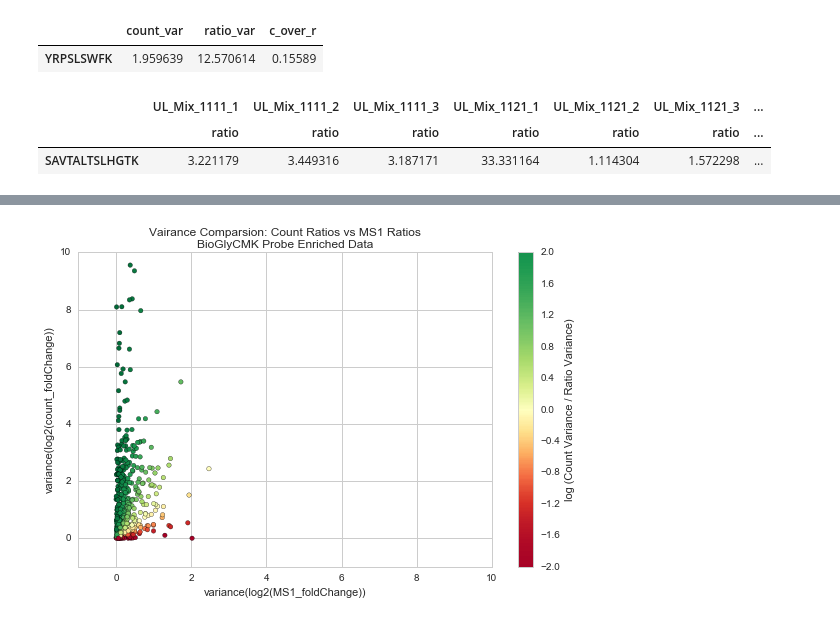
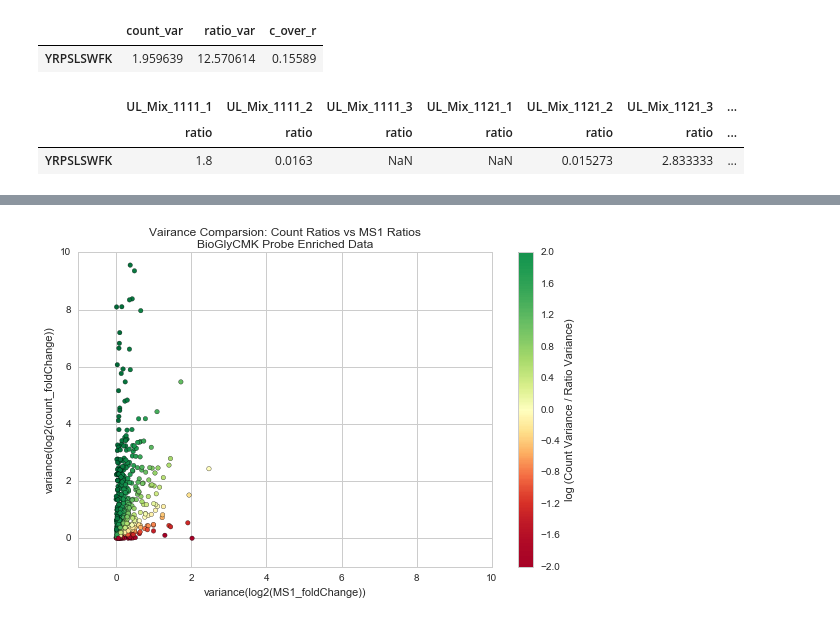
Before and after one commit to mmayers12/n15_mice, a Jupyter notebook: ipynbs/loci-analysis-from-n15-searches.ipynb, the cells around one changed output, grey strips where cells are left out. Cells and saved outputs as stored; diff of their text form; code cells hidden in the pictures.

```diff
--- a/ipynbs/loci-analysis-from-n15-searches.ipynb
+++ b/ipynbs/loci-analysis-from-n15-searches.ipynb
@@ -1277,0 +1260,9 @@ for cluster in unenr_grouped_loci:
+# %%
+locus_info = defaultdict(dict)
+for cluster in unenr_grouped_loci:
+    if cluster.cluster_id == 165643482:
+        for samp, peps in cluster.cluster_peptides.items():
+            for pep, q_vals in peps.items():
+                locus_info[pep].update({samp: q_vals})
+pd.options.display.max_columns = 999
+pd.DataFrame(format_qdict(locus_info)).T.unstack()
@@ -1374,11 +1376,11 @@ var_filt.query('ratio_var > 6')
 |  | count_var | ratio_var | c_over_r |
 | YRPSLSWFK | 1.959639 | 12.570614 | 0.15589 |
 # %%
-ratio_data.loc['SAVTALTSLHGTK'].to_frame().T.loc[:,pd.IndexSlice[:,'ratio']]
+ratio_data.loc['YRPSLSWFK'].to_frame().T.loc[:,pd.IndexSlice[:,'ratio']]
 # %% [output]
 |  | UL_Mix_1111_1 | UL_Mix_1111_2 | UL_Mix_1111_3 | UL_Mix_1121_1 | UL_Mix_1121_2 | UL_Mix_1121_3 | ... |
 |  | ratio | ratio | ratio | ratio | ratio | ratio | ... |
-| SAVTALTSLHGTK | 3.221179 | 3.449316 | 3.187171 | 33.331164 | 1.114304 | 1.572298 | ... |
+| YRPSLSWFK | 1.8 | 0.0163 | NaN | NaN | 0.015273 | 2.833333 | ... |
 # %%
 peps1 = []
 for n14, n15 in zip(enr_n14, enr_n15):
```
Also changed, not shown: parts of 6 cells of this notebook.
